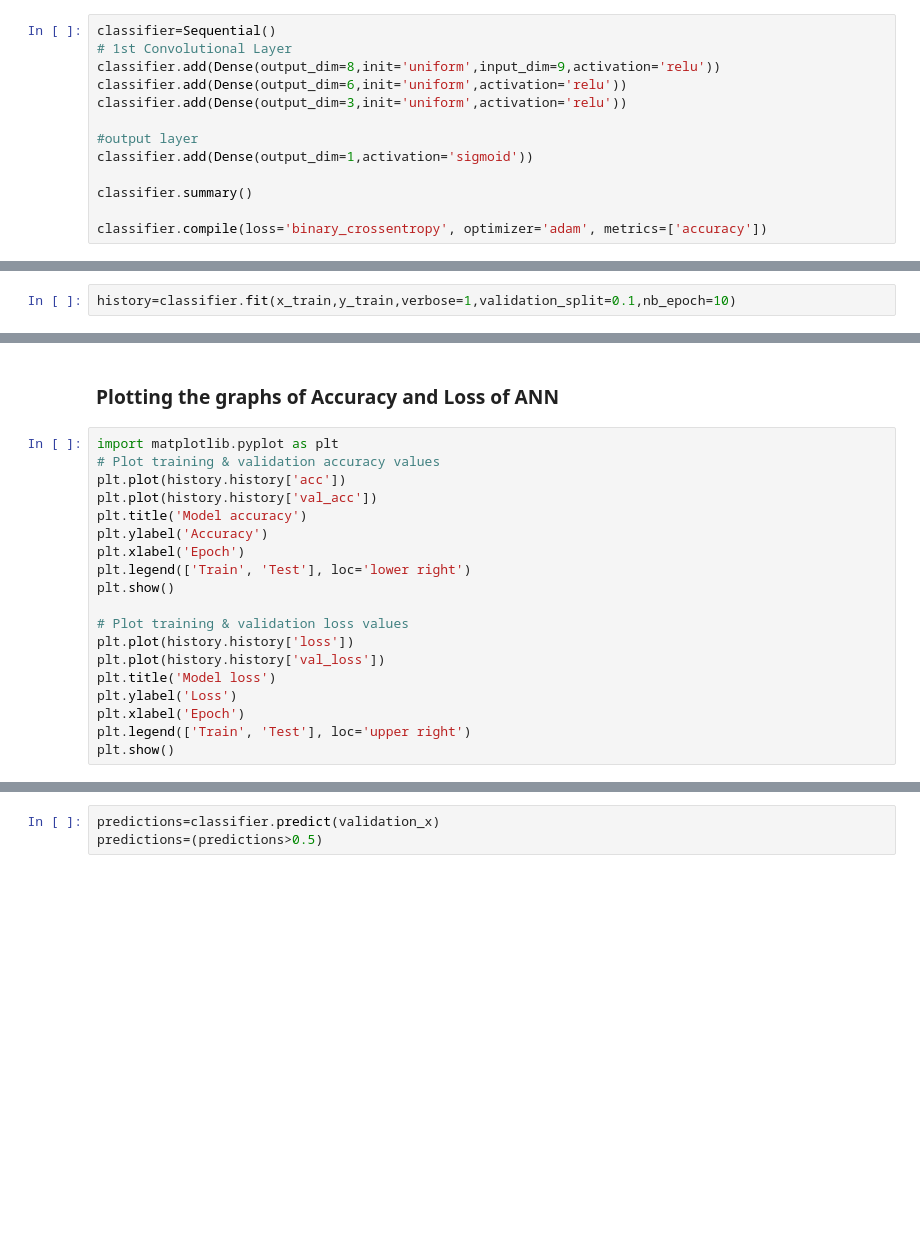
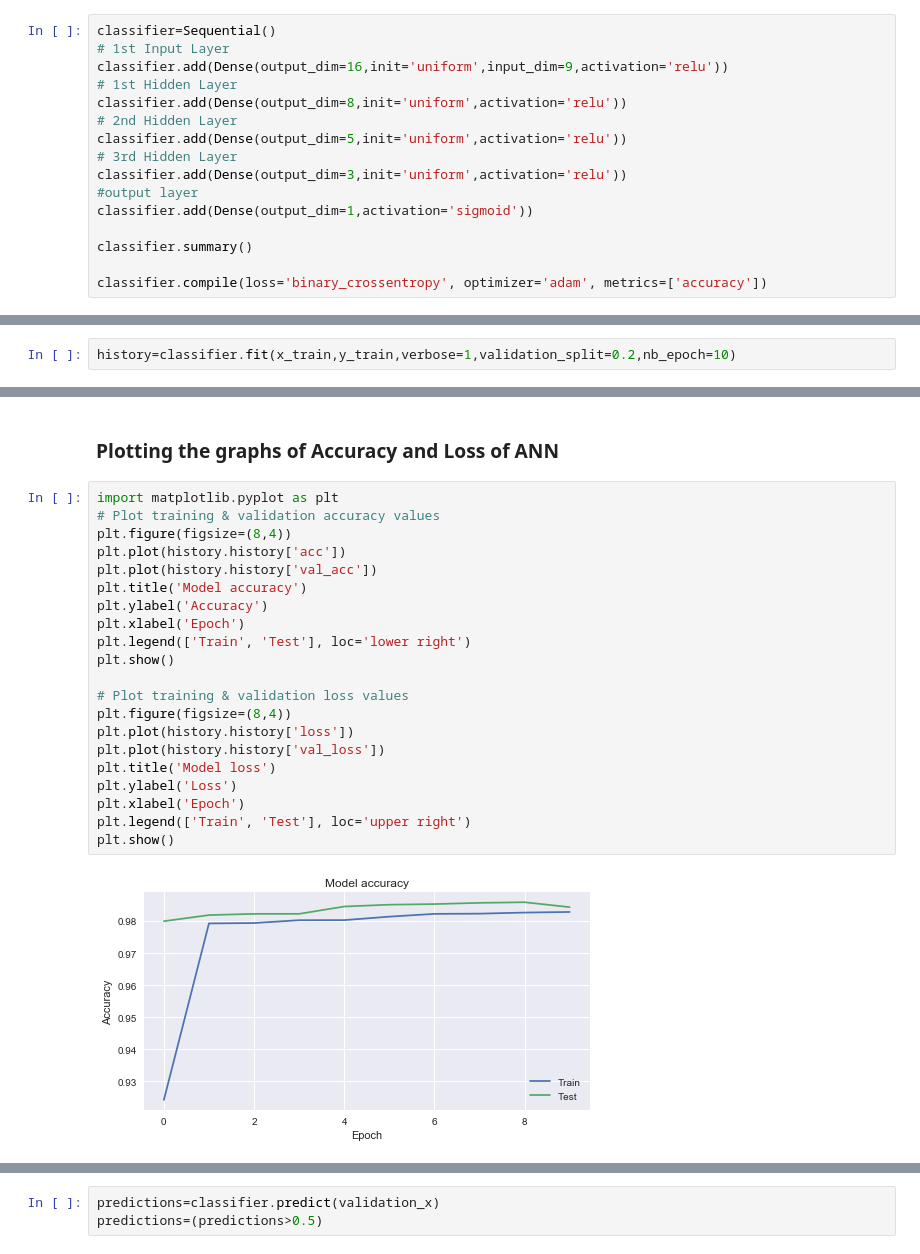
Before and after one commit to shivachandrakante/Classifying-weather-Student-will-Pass-the-Exam-or-Not, a Jupyter notebook: 11709191_KM028_64.ipynb, the cells around one changed output, grey strips where cells are left out. Saved outputs shown, nothing was run; the diff lists cells and outputs as text; blank space fills up the shorter version.

```diff
--- a/11709191_KM028_64.ipynb
+++ b/11709191_KM028_64.ipynb
@@ -792,10 +825,13 @@ from keras.layers import Dense, Activation, Dropout, Flatten
 # %%
 classifier=Sequential()
-# 1st Convolutional Layer
-classifier.add(Dense(output_dim=8,init='uniform',input_dim=9,activation='relu'))
-classifier.add(Dense(output_dim=6,init='uniform',activation='relu'))
+# 1st Input Layer
+classifier.add(Dense(output_dim=16,init='uniform',input_dim=9,activation='relu'))
+# 1st Hidden Layer
+classifier.add(Dense(output_dim=8,init='uniform',activation='relu'))
+# 2nd Hidden Layer
+classifier.add(Dense(output_dim=5,init='uniform',activation='relu'))
+# 3rd Hidden Layer
 classifier.add(Dense(output_dim=3,init='uniform',activation='relu'))
-
 #output layer
 classifier.add(Dense(output_dim=1,activation='sigmoid'))
 
@@ -805,2 +874,2 @@ classifier.compile(loss='binary_crossentropy', optimizer='adam', metrics=['accur
 # %%
-history=classifier.fit(x_train,y_train,verbose=1,validation_split=0.1,nb_epoch=10)
+history=classifier.fit(x_train,y_train,verbose=1,validation_split=0.2,nb_epoch=10)
@@ -818,19 +918,23 @@ history.history.keys()
 # %%
 import matplotlib.pyplot as plt
 # Plot training & validation accuracy values
+plt.figure(figsize=(8,4))
 plt.plot(history.history['acc'])
 plt.plot(history.history['val_acc'])
 plt.title('Model accuracy')
 plt.ylabel('Accuracy')
 plt.xlabel('Epoch')
 plt.legend(['Train', 'Test'], loc='lower right')
 plt.show()
 
 # Plot training & validation loss values
+plt.figure(figsize=(8,4))
 plt.plot(history.history['loss'])
 plt.plot(history.history['val_loss'])
 plt.title('Model loss')
 plt.ylabel('Loss')
 plt.xlabel('Epoch')
 plt.legend(['Train', 'Test'], loc='upper right')
 plt.show()
+# %% [output]
+[figure, added]
```
Also changed, not shown: parts of 29 cells of this notebook.
